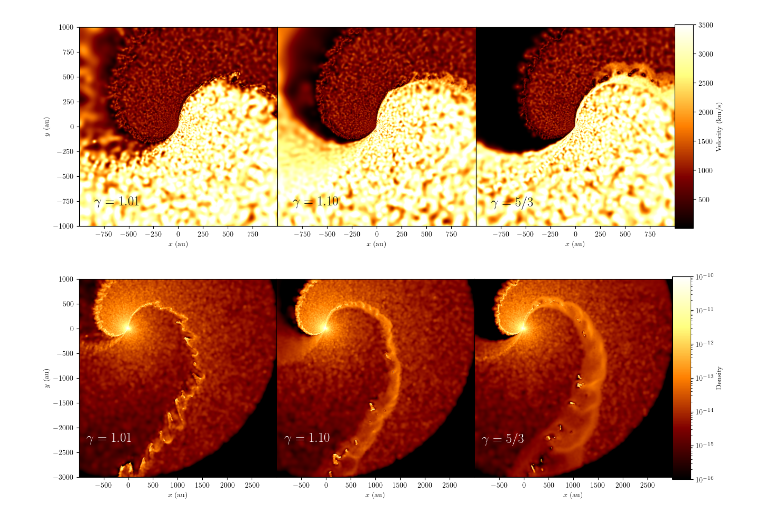
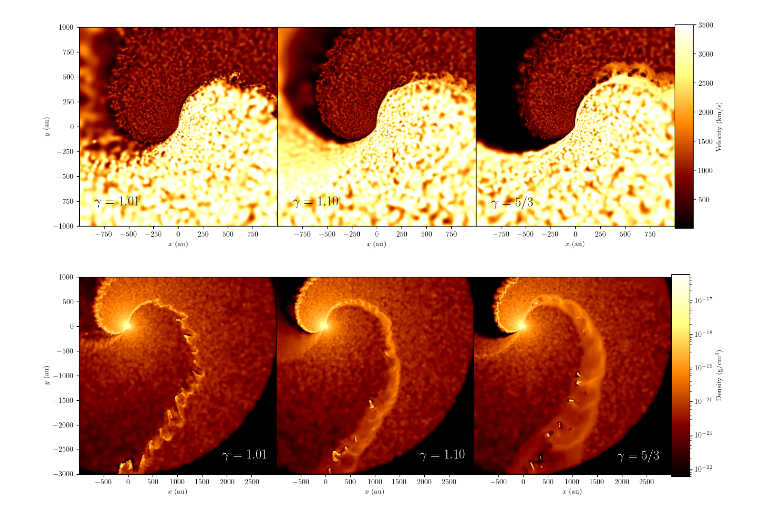
Before and after one commit to ryanwhite1/xenomorph, a Jupyter notebook: Sarracen_test.ipynb, the cells around one changed output. Saved outputs shown, nothing was run; the diff lists cells and outputs as text; code cells hidden in the pictures.

```diff
--- a/Sarracen_test.ipynb
+++ b/Sarracen_test.ipynb
@@ -103,9 +104,10 @@ for i, gamma in enumerate(gammas):
     text = rf'$\gamma={gamma:.2f}$' if i < 2 else rf'$\gamma=5/3$'
     axes[i].text(-850, -800, text, c='w', fontdict={'size':18, 'weight':'bold'})
 
-cmappable = ScalarMappable(LogNorm(vmin, vmax))
+mult = _mass / (_length**3)
+cmappable = ScalarMappable(LogNorm(vmin * mult, vmax * mult))
 cmappable.set_cmap(cmap)
-plt.colorbar(cmappable, cax=axes[3], label='Density')
+plt.colorbar(cmappable, cax=axes[3], label=r'Density (g/cm$^{3}$)')
 
 for i, ax in enumerate(axes[:3]):
     ax.set_xticks([-750, -500, -250, 0, 250, 500, 750])
@@ -388,31 +440,32 @@ fig.savefig('Images/MRes_Plots/CrossSec_Velocity_Comparison.pdf', dpi=400, bbox_
 # %%
 fig, axes = plt.subplots(figsize=(15, 5), ncols=4, gridspec_kw={'wspace':0, 'width_ratios':[0.323, 0.323, 0.323, 0.03]})
 xlim = (-1000, 3000)
 ylim = (-3000, 1000)
 vmin, vmax = 1e-16, 1e-10
 cmap = 'afmhot'
 # fig, ax = plt.subplots(figsize=(15, 15))
 
 for i, gamma in enumerate(gammas):
     ax = datasets[gamma][0].render('rho', ax=axes[i], xsec=0, log_scale=True, xlim=xlim, ylim=ylim,
                                cbar=False, vmin=vmin, vmax=vmax, cmap=cmap)
     text = rf'$\gamma={gamma:.2f}$' if i < 2 else rf'$\gamma=5/3$'
-    axes[i].text(-850, -2300, text, c='w', fontdict={'size':18, 'weight':'bold'})
+    axes[i].text(1900, -2700, text, c='w', fontdict={'size':18, 'weight':'bold'})
 
-cmappable = ScalarMappable(LogNorm(vmin, vmax))
+mult = _mass / (_length**3)
+cmappable = ScalarMappable(LogNorm(vmin * mult, vmax * mult))
 cmappable.set_cmap(cmap)
-plt.colorbar(cmappable, cax=axes[3], label='Density')
+plt.colorbar(cmappable, cax=axes[3], label=r'Density (g/cm$^{3}$)')
 
 for i, ax in enumerate(axes[:3]):
     ax.set_xticks([-500, 0, 500, 1000, 1500, 2000, 2500])
     ax.set_xlabel(r'$x$ (au)')
     if i > 0:
         ax.set_yticks([])
         ax.set_ylabel('')
     else:
         ax.set_ylabel(r'$y$ (au)')
 
 fig.savefig('Images/MRes_Plots/CrossSec_Density_Comparison-large.png', dpi=400, bbox_inches='tight')
 fig.savefig('Images/MRes_Plots/CrossSec_Density_Comparison-large.pdf', dpi=400, bbox_inches='tight')
 # %% [output]
-[figure, old version]
+[figure, new version]
```
Also changed, not shown: parts of 6 cells of this notebook, 10 other files.
